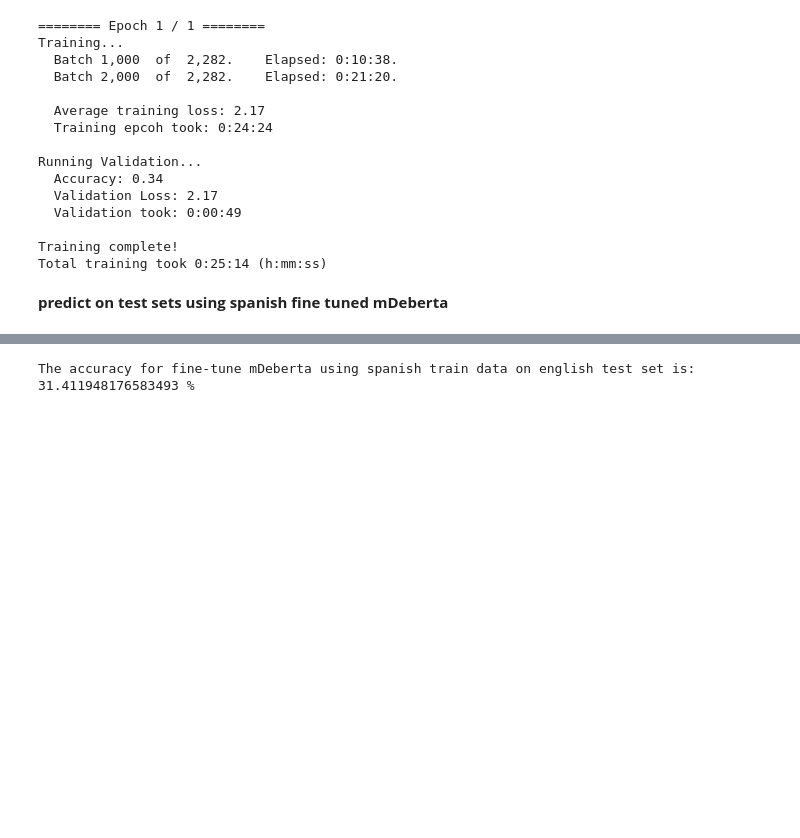
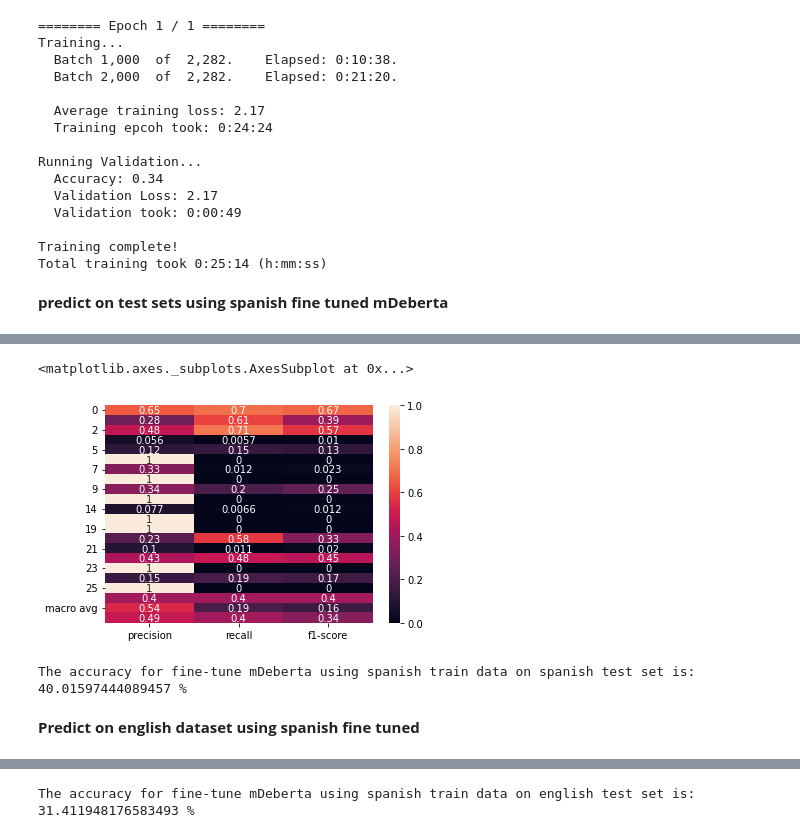
Before and after one commit to dspoorthy/MultilingualEmojiPrediction, a Jupyter notebook: DiscriminativeModels/mDeberta_Model/Project_505_DescriptiveModel_mDeberta.ipynb, the cells around one changed output, grey strips where cells are left out. Drawn from its saved outputs; the diff is of its cells as text; code cells hidden in the pictures; blank space fills up the shorter version.

```diff
--- a/DiscriminativeModels/mDeberta_Model/Project_505_DescriptiveModel_mDeberta.ipynb
+++ b/DiscriminativeModels/mDeberta_Model/Project_505_DescriptiveModel_mDeberta.ipynb
@@ -1073,0 +1136,14 @@ KeyboardInterrupt: ignored
+# %%
+import pandas as pd
+import seaborn as sns
+evaluation_report = classification_report(true_labels_ss, pred_label_ss, output_dict=True, zero_division=1)
+sns.heatmap(pd.DataFrame(evaluation_report).iloc[:-1, :].T, annot=True)
+# %% [output]
+<matplotlib.axes._subplots.AxesSubplot at 0x...>
+[figure, added]
+# %%
+print('The accuracy for fine-tune mDeberta using spanish train data on spanish test set is:',acc_span_apn,'%')
+# %% [output]
+The accuracy for fine-tune mDeberta using spanish train data on spanish test set is: 40.01597444089457 %
+# %% [markdown]
+**Predict on english dataset using spanish fine tuned**
```
Also changed, not shown: parts of 24 cells of this notebook.
